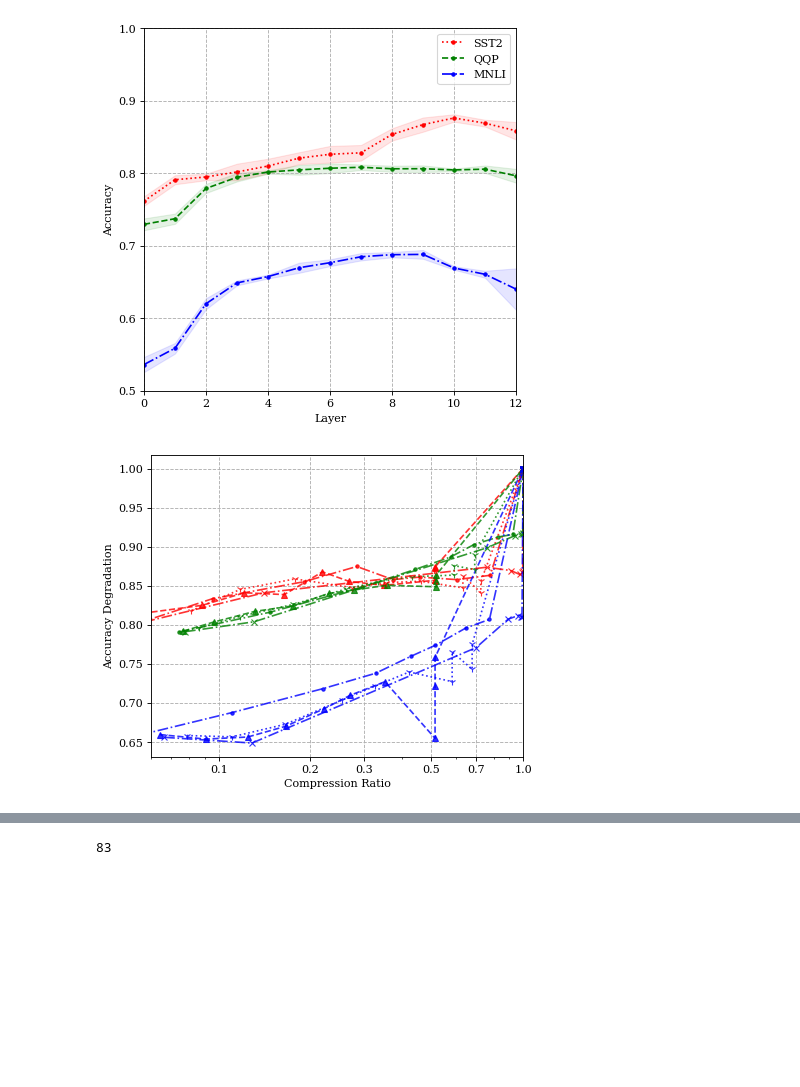
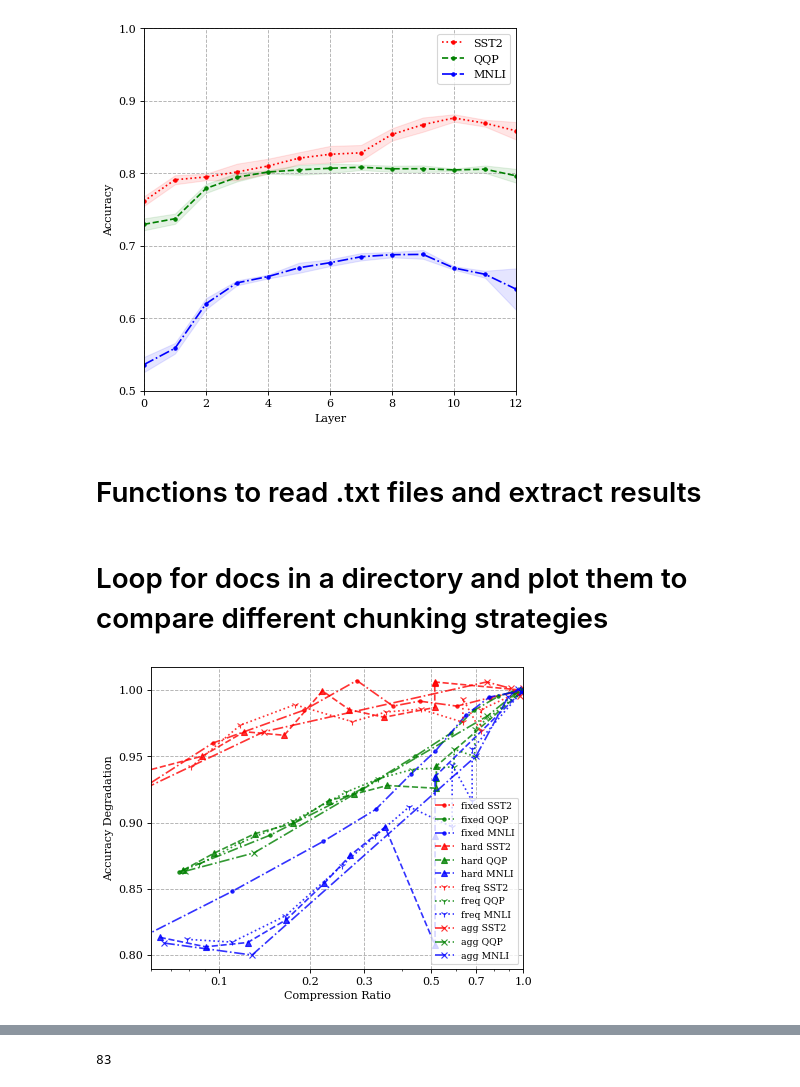
Before and after one commit to sergicastellasape/semantic-compression, a Jupyter notebook: plotting_figures.ipynb, the cells around one changed output, grey strips where cells are left out. Drawn from its saved outputs; the diff is of its cells as text; code cells hidden in the pictures; blank space fills up the shorter version.

```diff
--- a/plotting_figures.ipynb
+++ b/plotting_figures.ipynb
@@ -49,6 +53,8 @@ fig.axes[0].set_ylim([0.5, 1.0])
 plt.savefig('figures/fig_layers.png')
 # %% [output]
 [figure]
+# %% [markdown]
+# Functions to read .txt files and extract results
 # %%
 from ast import literal_eval
 from collections import defaultdict
@@ -77,12 +83,12 @@ def plot_points(list_of_tuples, label=None, normalize=True, linestyle='--', colo
     x = np.array([t[0] for t in list_of_tuples])
     y = np.array([t[1] for t in list_of_tuples])
     if normalize:
-        y /= y[list(x).index(1)]
+        y /= y[list(x).index(1.0)]
     y = np.array([v for _,v in sorted(zip(x,y))])  # order w.r.t compression
     x.sort()
     plt.plot(x, y, linestyle, label=label, color=color, alpha=alpha, marker=marker)
 
-def read_file_in_dir(directory):
+def read_file_in_dir(directory, layer=None):
     files = listdir_nohidden(directory)
     all_results = defaultdict(lambda: {'SST2':[], 'MNLI':[], 'QQP':[]})
     for path in files:
@@ -95,14 +101,25 @@ def read_file_in_dir(directory):
                 kind = t
         for task in ['SST2', 'MNLI', 'QQP']:
             all_results[kind][task].append(R[task])
-        all_results[kind]['SST2'].append((1.0, 0.883326997))
-        all_results[kind]['MNLI'].append((1.0, 0.6718666667))
-        all_results[kind]['QQP'].append((1.0, 0.8057614641))
+
+    for kind in all_results.keys():
+        if layer == 10:
+            all_results[kind]['SST2'].append((1.0, 0.883326997))
+            all_results[kind]['MNLI'].append((1.0, 0.6718666667))
+            all_results[kind]['QQP'].append((1.0, 0.8057614641))
+        elif layer == 0:
+            all_results[kind]['SST2'].append((1.0, 0.767034174))
+            all_results[kind]['MNLI'].append((1.0, 0.5451))
+            all_results[kind]['QQP'].append((1.0, 0.7386125454))
+
     return all_results
+# %% [markdown]
+# Loop for docs in a directory and plot them to compare different chunking strategies
 # %%
 name = 'layer0-max-v3'
+layer = 0
 directory = f"/Users/sergicastellasape/Desktop/{name}/"
-all_results = read_file_in_dir(directory)
+all_results = read_file_in_dir(directory, layer=layer)
 # %%
 fig = plt.figure(num=None, figsize=(6, 5), dpi=80, facecolor='w', edgecolor='k')
 line = {'fixed':'-.', 'hard':'--', 'freq':':', 'agg':'-.'}
@@ -110,32 +127,32 @@ marker = {'fixed':'.', 'hard':'^', 'freq':'1', 'agg':'x'}
 #line = {'agg':'-.'}
 plt.rcParams["font.family"] = "serif"
 for kind in ['fixed', 'hard', 'freq', 'agg']:
     plot_points(all_results[kind]['SST2'],
                 label=kind + ' SST2',
                 linestyle=line[kind] ,
                 color='r',
                 alpha=0.8,
                 marker=marker[kind])
     plot_points(all_results[kind]['QQP'],
                 label=kind + ' QQP',
                 linestyle=line[kind],
                 color='g',
                 alpha=0.8,
                 marker=marker[kind])
     plot_points(all_results[kind]['MNLI'],
                 label=kind + ' MNLI',
                 linestyle=line[kind],
                 color='b',
                 alpha=0.8,
                 marker=marker[kind])
-#plt.legend(fontsize='small')
+plt.legend(fontsize='small')
 plt.xscale('log')
 plt.grid(linestyle='--')
 fig.axes[0].set_xlim([0.06, 1.0])
 plt.xticks([0.1, 0.2, 0.3, 0.5, 0.7, 1.0])
 fig.axes[0].get_xaxis().set_major_formatter(matplotlib.ticker.ScalarFormatter())
 plt.ylabel('Accuracy Degradation')
 plt.xlabel('Compression Ratio')
 plt.savefig(f'figures/{name}.png')
 # %% [output]
-[figure, old version]
+[figure, new version]
```
Also changed, not shown: parts of 9 cells of this notebook.
